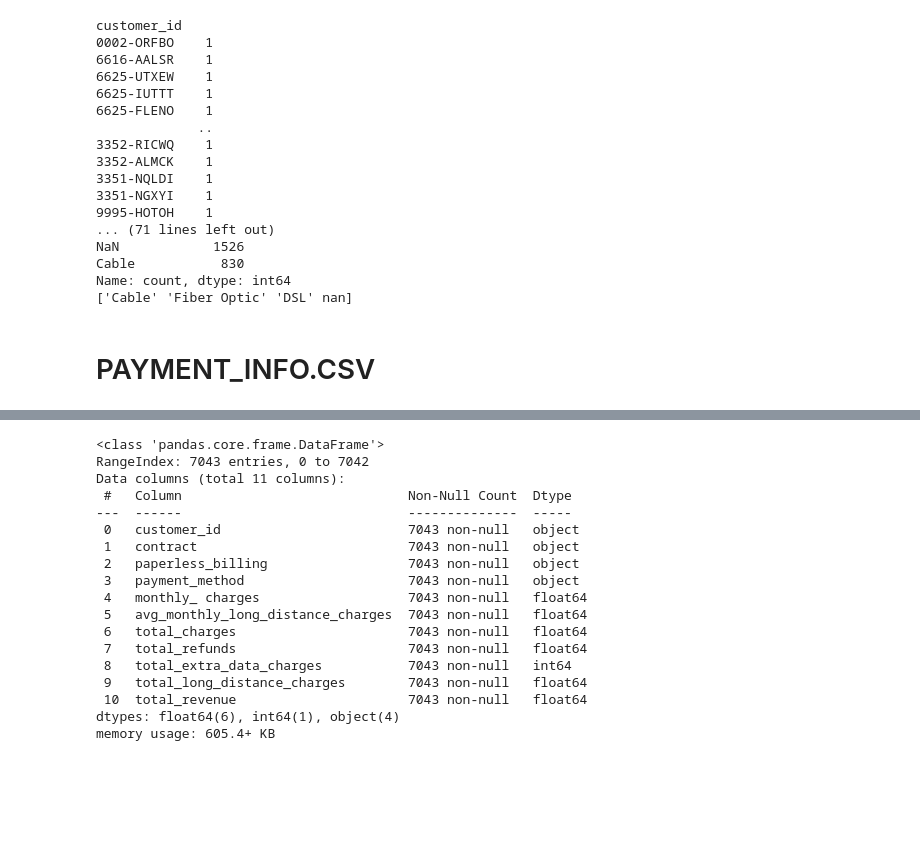
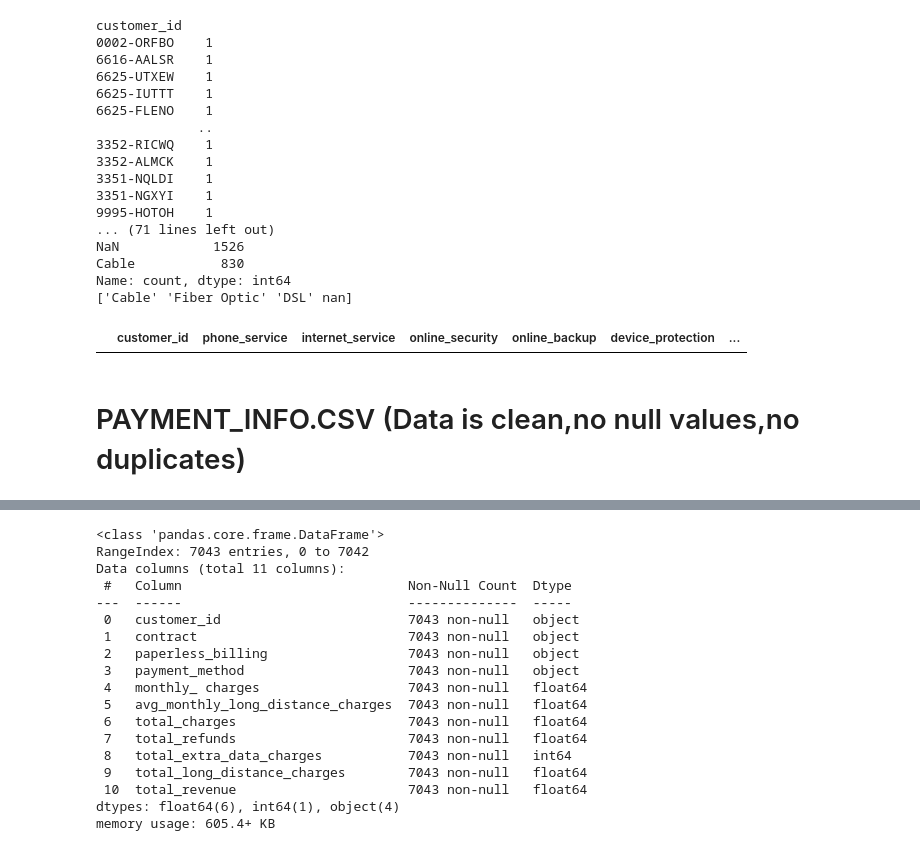
Before and after one commit to SivaKumarPalanirajan/Customer_Churn_Analysis_And_Prediction, a Jupyter notebook: Notebooks/Combined_Dataset_Creation&Cleaning.ipynb, the cells around one changed output, grey strips where cells are left out. Cells and saved outputs as stored; diff of their text form; code cells hidden in the pictures; blank space fills up the shorter version.

```diff
--- a/Notebooks/Combined_Dataset_Creation&Cleaning.ipynb
+++ b/Notebooks/Combined_Dataset_Creation&Cleaning.ipynb
@@ -187,8 +195,12 @@ NaN            1526
 Cable           830
 Name: count, dtype: int64
 ['Cable' 'Fiber Optic' 'DSL' nan]
-# %% [markdown]
-# PAYMENT_INFO.CSV
+# %%
+services[services.duplicated()]
+# %% [output]
+|  | customer_id | phone_service | internet_service | online_security | online_backup | device_protection | ... |
+# %% [markdown]
+# PAYMENT_INFO.CSV (Data is clean,no null values,no duplicates)
 # %%
 payment_info.head()
 # %% [output]
```
Also changed, not shown: parts of 12 cells of this notebook, 1 other file.
